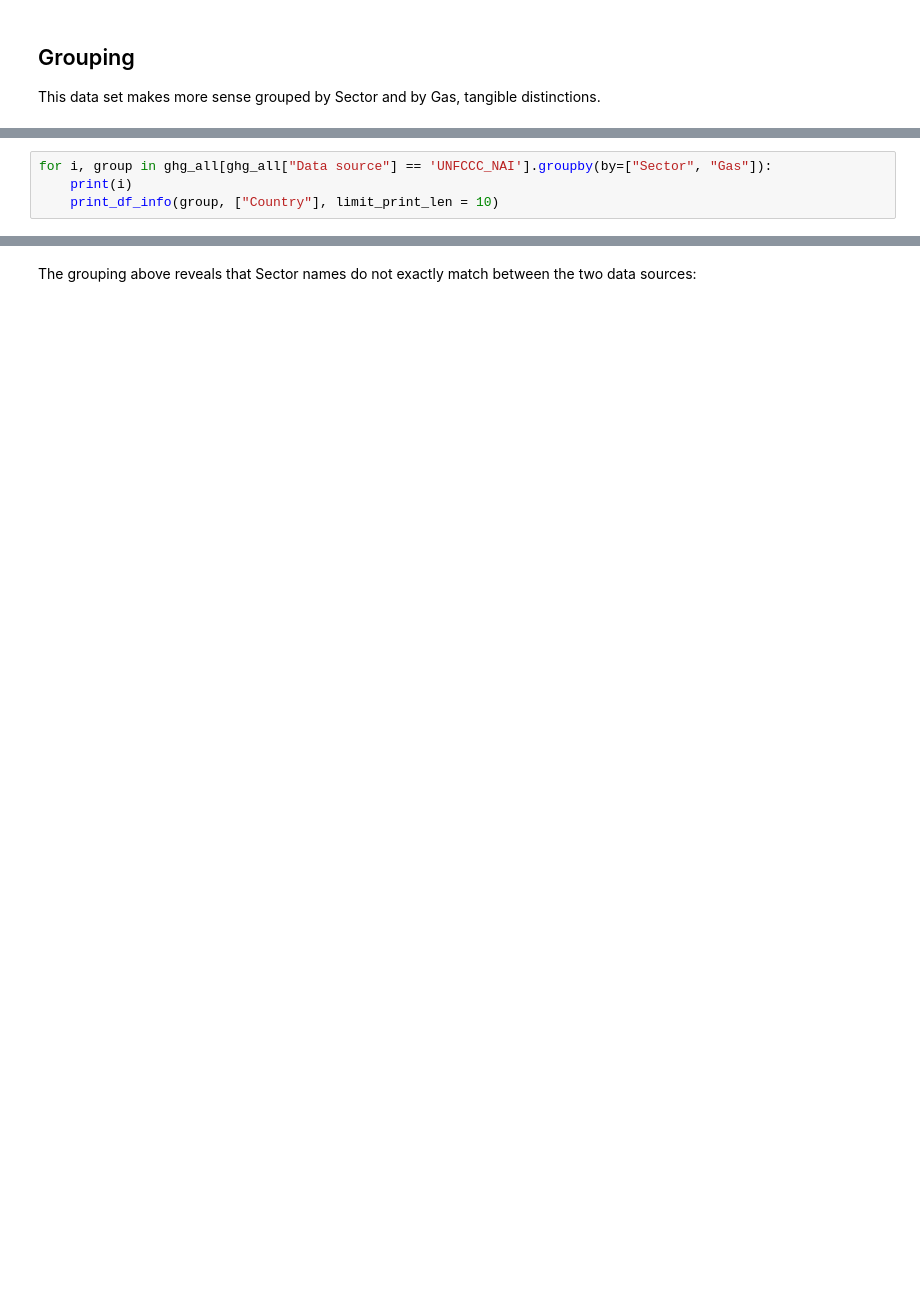
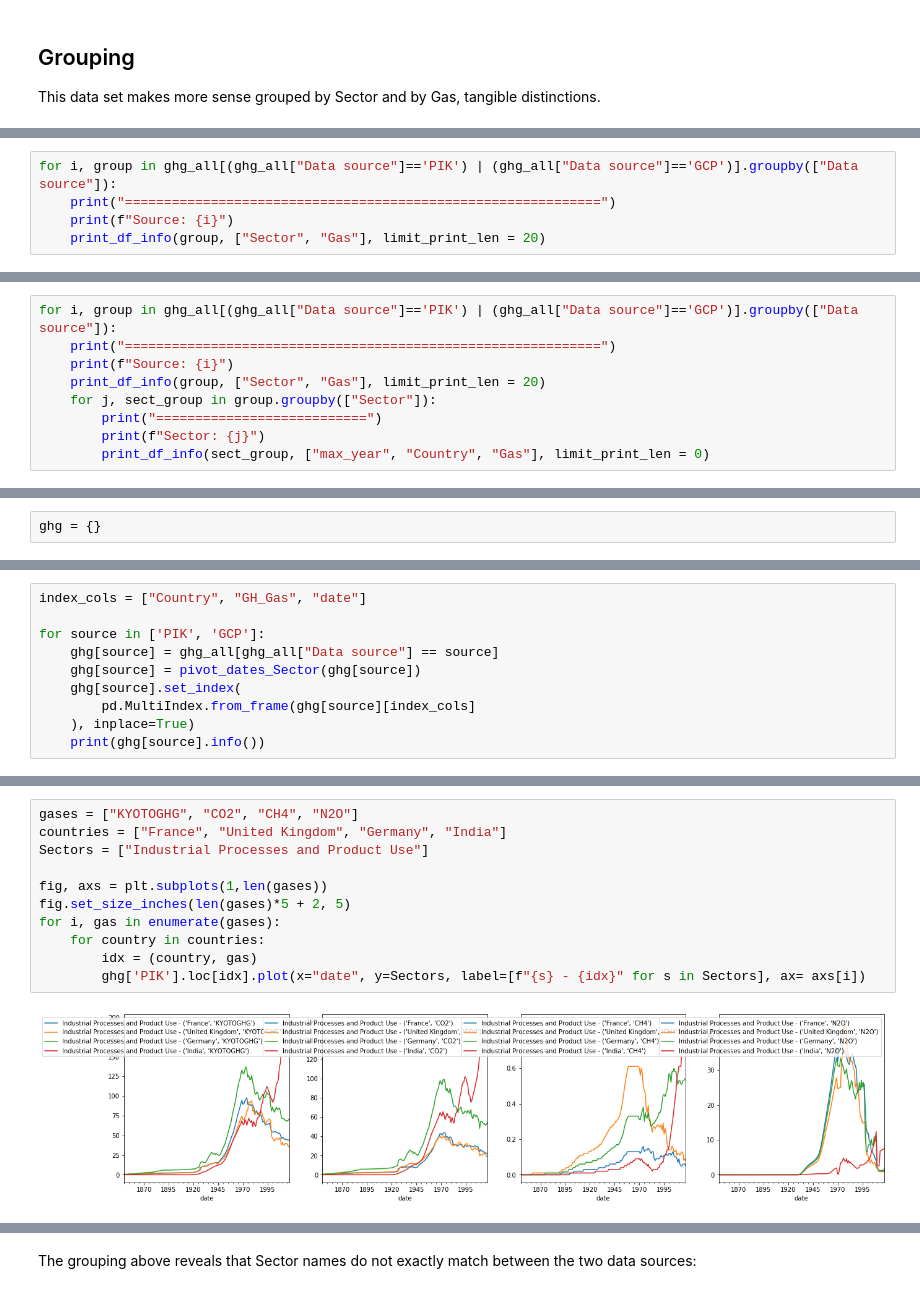
Before and after one commit to BristolFluFighters/BristolFluFighters_NERCHackathonTwo_Recovery, a Jupyter notebook: data/GHG_historical.ipynb, the cells around one changed output, grey strips where cells are left out. Drawn from its saved outputs; the diff is of its cells as text; blank space fills up the shorter version.

```diff
--- a/data/GHG_historical.ipynb
+++ b/data/GHG_historical.ipynb
@@ -78,5 +120,6 @@ This data set makes more sense grouped by Sector and by Gas, tangible distinctio
 # %%
-for i, group in ghg_all[ghg_all["Data source"] == 'UNFCCC_NAI'].groupby(by=["Sector", "Gas"]):
-    print(i)
-    print_df_info(group, ["Country"], limit_print_len = 10)
+for i, group in ghg_all[(ghg_all["Data source"]=='PIK') | (ghg_all["Data source"]=='GCP')].groupby(["Data source"]):
+    print("=============================================================")
+    print(f"Source: {i}")
+    print_df_info(group, ["Sector", "Gas"], limit_print_len = 20)
 # %% [output]
@@ -99,0 +146,9 @@ _________
+# %%
+for i, group in ghg_all[(ghg_all["Data source"]=='PIK') | (ghg_all["Data source"]=='GCP')].groupby(["Data source"]):
+    print("=============================================================")
+    print(f"Source: {i}")
+    print_df_info(group, ["Sector", "Gas"], limit_print_len = 20)
+    for j, sect_group in group.groupby(["Sector"]):
+        print("===========================")
+        print(f"Sector: {j}")
+        print_df_info(sect_group, ["max_year", "Country", "Gas"], limit_print_len = 0)
@@ -99,0 +175,2 @@ _________
+# %%
+ghg = {}
@@ -99,0 +229,10 @@ _________
+# %%
+index_cols = ["Country", "GH_Gas", "date"]
+
+for source in ['PIK', 'GCP']:
+    ghg[source] = ghg_all[ghg_all["Data source"] == source]
+    ghg[source] = pivot_dates_Sector(ghg[source])
+    ghg[source].set_index(
+        pd.MultiIndex.from_frame(ghg[source][index_cols]
+    ), inplace=True)
+    print(ghg[source].info())
@@ -99,0 +281,13 @@ _________
+# %%
+gases = ["KYOTOGHG", "CO2", "CH4", "N2O"]
+countries = ["France", "United Kingdom", "Germany", "India"]
+Sectors = ["Industrial Processes and Product Use"]
+
+fig, axs = plt.subplots(1,len(gases))
+fig.set_size_inches(len(gases)*5 + 2, 5)
+for i, gas in enumerate(gases):
+    for country in countries:
+        idx = (country, gas)
+        ghg['PIK'].loc[idx].plot(x="date", y=Sectors, label=[f"{s} - {idx}" for s in Sectors], ax= axs[i])
+# %% [output]
+[figure, added]
```
Also changed, not shown: parts of 29 cells of this notebook, 4 other files.
